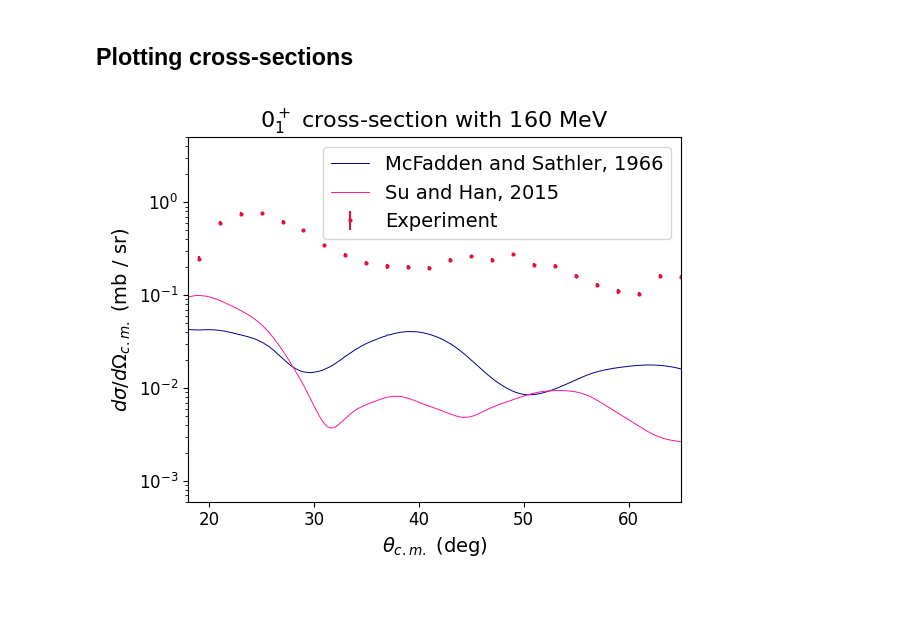
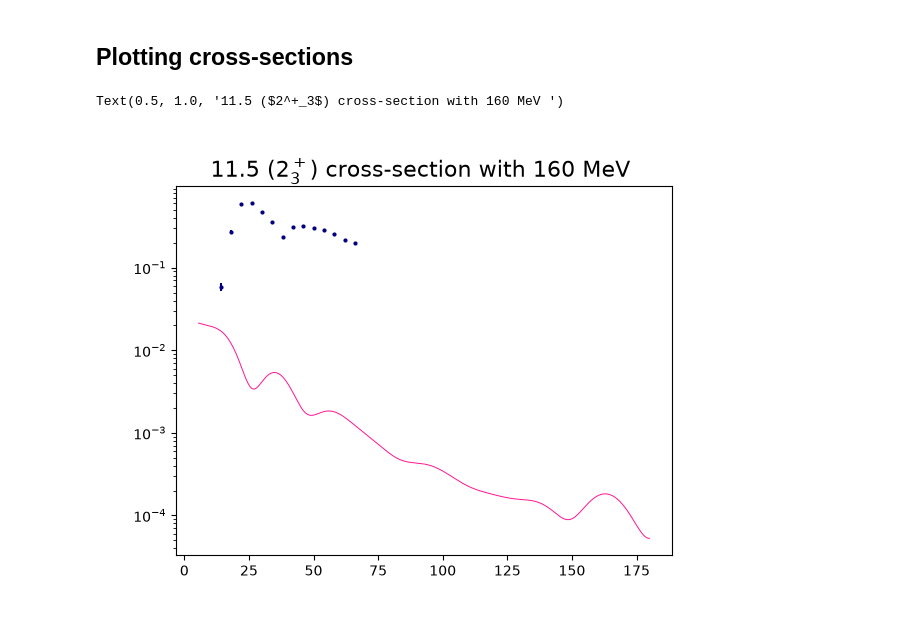
Before and after one commit to singhp99/spyral_notebooks, a Jupyter notebook: crosssection_correction.ipynb, the cells around one changed output. Saved outputs shown, nothing was run; the diff lists cells and outputs as text; code cells hidden in the pictures.

```diff
--- a/crosssection_correction.ipynb
+++ b/crosssection_correction.ipynb
@@ -328,6 +335,17 @@ for idx in range(len(ang_bins) - 1): #len(ang_bins) - 1
     pars["peak2_center"].max = 6.2
     pars["peak2_sigma"].max = 1.15
 
+    peak3 = lmfit.models.GaussianModel(prefix="peak3_")
+    peak3_bins, peak3_counts = sub_ex_hist.get_subrange((states["11.5"]["sub_min"], states["11.5"]["sub_max"]))
+    peak3_bins += 0.5 * sub_ex_hist.bin_width
+    peak3_weights = np.sqrt(peak3_counts)
+    peak3_weights = np.divide(1, peak3_weights, out=np.zeros_like(peak3_weights), where=peak3_weights!=0.0)
+    pars.update(peak3.guess(x=peak3_bins, data=peak3_counts, weights=peak3_weights))
+    # pars["peak3_amplitude"].min = 0.01
+    pars["peak3_center"].min = 9.0
+    pars["peak3_center"].max = 10.6
+    pars["peak3_sigma"].max = 2.0
+
 
 
     # bkgd = lmfit.models.StepModel(prefix="bkgd_")
@@ -341,8 +359,8 @@ for idx in range(len(ang_bins) - 1): #len(ang_bins) - 1
     # pars["bkgd_center"].max = 4.3
     # pars["bkgd_sigma"].set(expr="peak1_sigma", vary=False)
 
-    total_fit = peak1 + peak2
-    # total_fit = peak1
+    # total_fit = peak1 + peak2
+    total_fit = peak3
     total_bins = sub_ex_hist.bins[:-1] + sub_ex_hist.bin_width/2
     total_counts = sub_ex_hist.counts
     total_weights = np.sqrt(total_counts)
@@ -456,69 +510,70 @@ cross_sections_2 = {}
 cross_sections_3 = {}
 
 for idx,energy in enumerate(energy_at_halfway):
-    file_path_1 = f"/Users/pranjalsingh/Desktop/research_space_spyral/Ptolemy_Xsections/Su_Han_firstex/DWBA.Xsec_{energy:.2f}.txt"
-    file_path_2 = f"/Users/pranjalsingh/Desktop/research_space_spyral/Ptolemy_Xsections/McFadden_Satchler_firstex/DWBA.Xsec_{energy:.2f}.txt"
+    file_path_1 = f"/Users/pranjalsingh/Desktop/research_space_spyral/Ptolemy_Xsections/Su_Han_11.5/DWBA.Xsec_{energy:.2f}.txt"
+    # file_path_2 = f"/Users/pranjalsingh/Desktop/research_space_spyral/Ptolemy_Xsections/McFadden_Satchler_firstex/DWBA.Xsec_{energy:.2f}.txt"
     # file_path_3 = f"/Users/pranjalsingh/Desktop/research_space_spyral/Ptolemy_Xsections/Su_Han_cals_less_step/DWBA.Xsec_{energy:.2f}.txt"
 
     df_1 = pd.read_csv(file_path_1, sep=r'\s+', skiprows=2)
-    df_2 = pd.read_csv(file_path_2, sep=r'\s+', skiprows=2)
+    # df_2 = pd.read_csv(file_path_2, sep=r'\s+', skiprows=2)
     # df_3 = pd.read_csv(file_path_3, sep=r'\s+', skiprows=2)
 
     if idx == 0:
         cross_sections_1["angles_cm"] = df_1.iloc[:, 0].values
         cross_sections_1[f"xsec_{energy:.2f}"] = df_1.iloc[:, 1].values * percentage_slice[idx]
 
-        cross_sections_2["angles_cm"] = df_2.iloc[:, 0].values
-        cross_sections_2[f"xsec_{energy:.2f}"] = df_2.iloc[:, 1].values * percentage_slice[idx]
+        # cross_sections_2["angles_cm"] = df_2.iloc[:, 0].values
+        # cross_sections_2[f"xsec_{energy:.2f}"] = df_2.iloc[:, 1].values * percentage_slice[idx]
 
         # cross_sections_3["angles_cm"] = df_3.iloc[:, 0].values
         # cross_sections_3[f"xsec_{energy:.2f}"] = df_3.iloc[:, 1].values * percentage_slice[idx]
 
     else:
         cross_sections_1[f"xsec_{energy:.2f}"] = df_1.iloc[:, 1].values * percentage_slice[idx]
-        cross_sections_2[f"xsec_{energy:.2f}"] = df_2.iloc[:, 1].values * percentage_slice[idx]
+        # cross_sections_2[f"xsec_{energy:.2f}"] = df_2.iloc[:, 1].values * percentage_slice[idx]
         # cross_sections_3[f"xsec_{energy:.2f}"] = df_3.iloc[:, 1].values * percentage_slice[idx]
 
 cs_df_1 = pd.DataFrame(cross_sections_1)
-cs_df_2 = pd.DataFrame(cross_sections_2)
+# cs_df_2 = pd.DataFrame(cross_sections_2)
 # cs_df_3 = pd.DataFrame(cross_sections_3)
 
 cs_df_1['average_cross_sections'] = (cs_df_1.iloc[:, 1:].mean(axis=1))/(sum(percentage_slice))
-cs_df_2['average_cross_sections'] = (cs_df_2.iloc[:, 1:].mean(axis=1))/(sum(percentage_slice))
+# cs_df_2['average_cross_sections'] = (cs_df_2.iloc[:, 1:].mean(axis=1))/(sum(percentage_slice))
 # cs_df_3['average_cross_sections'] = (cs_df_3.iloc[:, 1:].mean(axis=1))/(sum(percentage_slice))
 
 angle_1 = cs_df_1["angles_cm"].to_numpy().astype(float)
 xsec_1 = cs_df_1['average_cross_sections'].to_numpy().astype(float)
 
-angle_2 = cs_df_2["angles_cm"].to_numpy().astype(float)
-xsec_2 = cs_df_2['average_cross_sections'].to_numpy().astype(float)
+# angle_2 = cs_df_2["angles_cm"].to_numpy().astype(float)
+# xsec_2 = cs_df_2['average_cross_sections'].to_numpy().astype(float)
 
 # angle_3 = cs_df_3["angles_cm"].to_numpy().astype(float)
 # xsec_3 = cs_df_3['average_cross_sections'].to_numpy().astype(float)
 
 fig, ax = plt.subplots(1, 1)
-ax.plot(angle_2[10:], xsec_2[10:],label = "McFadden and Sathler, 1966",lw=0.7,color="darkblue")
+# ax.plot(angle_2[10:], xsec_2[10:],label = "McFadden and Sathler, 1966",lw=0.7,color="darkblue")
 # ax.plot(angle_2[10:], xsec_2[10:],label = "Avrigeanu and Hodgson, 1994",lw=0.7,color="olivedrab", alpha=0.6)
 ax.plot(angle_1[10:], xsec_1[10:],label = "Su and Han, 2015",lw=0.7,color="deeppink")
 ax.set_yscale("log")
 
-ax.errorbar(cm_hist.bins[:-1]+cm_hist.bin_width/2, xs, yerr=xs_err, c="crimson",fmt='o', markersize=2,label="Experiment")
+ax.errorbar(cm_hist.bins[:-1]+cm_hist.bin_width/2, xs, yerr=xs_err, c="navy",fmt='o', markersize=2,label="Experiment")
 
-# ax.set_title(f"Elastic cross-section with {proj_energy_start} MeV ", fontsize=16)
-ax.set_title(rf"$0^+_1$ cross-section with {proj_energy_start} MeV ", fontsize=16)
+ax.set_title(rf"11.5 ($2^+_3$) cross-section with {proj_energy_start} MeV ", fontsize=16)
+# ax.set_title(rf"$0^+_1$ cross-section with {proj_energy_start} MeV ", fontsize=16)
 
-ax.set_xlabel(r"$\theta_{c.m.}$ (deg)",fontsize=14)
-ax.set_ylabel(r"$d\sigma / d\Omega_{c.m.}$ (mb / sr)",fontsize=14)
-ax.tick_params(axis='both', labelsize=12)
+# ax.set_xlabel(r"$\theta_{c.m.}$ (deg)",fontsize=14)
+# ax.set_ylabel(r"$d\sigma / d\Omega_{c.m.}$ (mb / sr)",fontsize=14)
+# ax.tick_params(axis='both', labelsize=12)
 
-# plt.xlim(min_cm, max_cm)
-plt.xlim(18,65)
-# plt.ylim(10e-3,5e2)
-plt.ylim(6e-4,5e0)
-ax.legend(fontsize=14)
-fig.set_figwidth(8.0)
-fig.set_figwidth(6.0)
-fig.tight_layout()
+# # plt.xlim(min_cm, max_cm)
+# plt.xlim(18,65)
+# # plt.ylim(10e-3,5e2)
+# plt.ylim(6e-4,5e0)
+# ax.legend(fontsize=14)
+# fig.set_figwidth(8.0)
+# fig.set_figwidth(6.0)
+# fig.tight_layout()
 # %% [output]
+Text(0.5, 1.0, '11.5 ($2^+_3$) cross-section with 160 MeV ')
-[figure, old version]
+[figure, new version]
 # %%
```
Also changed, not shown: parts of 9 cells of this notebook, 2 other files.
